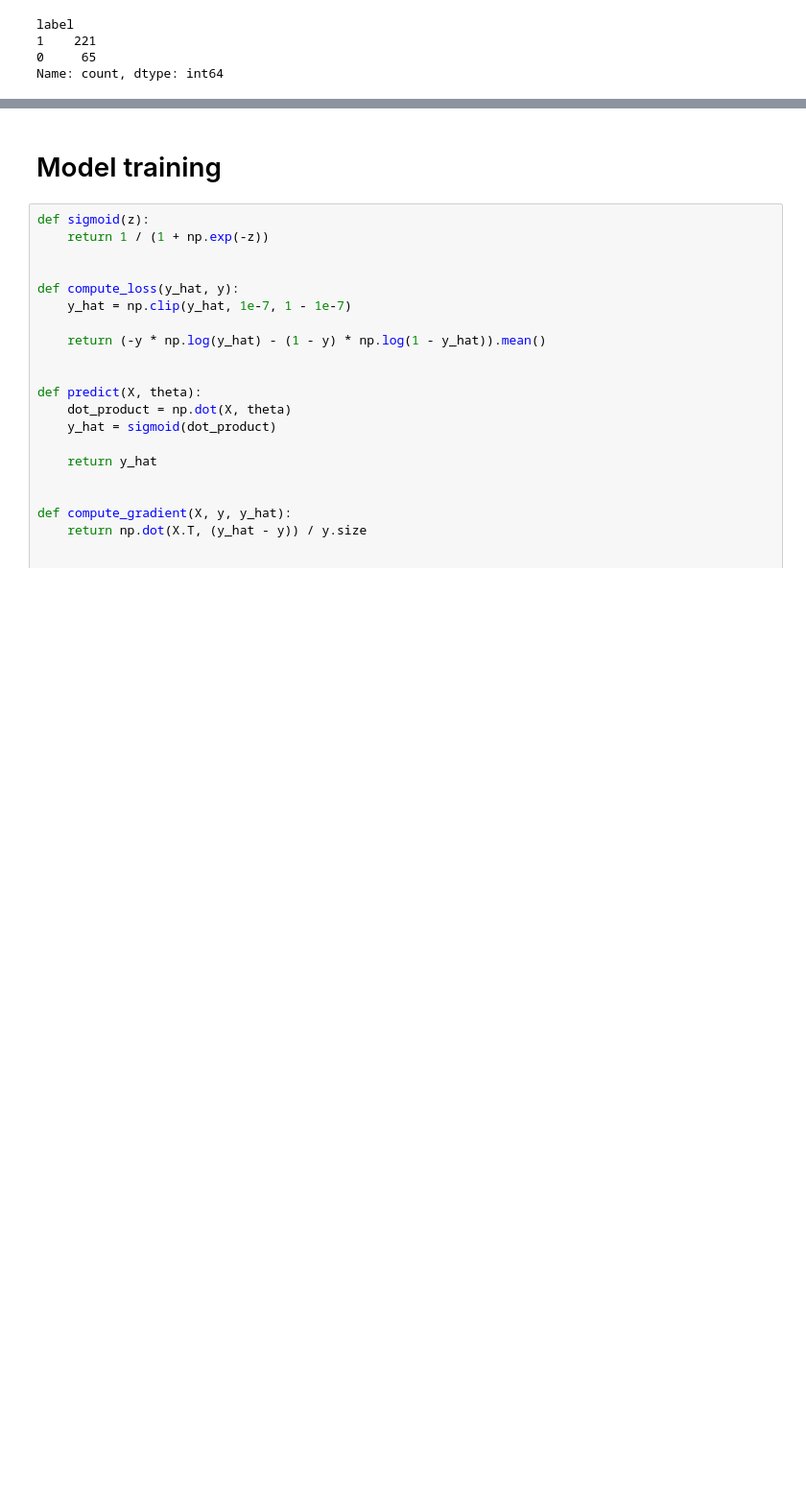
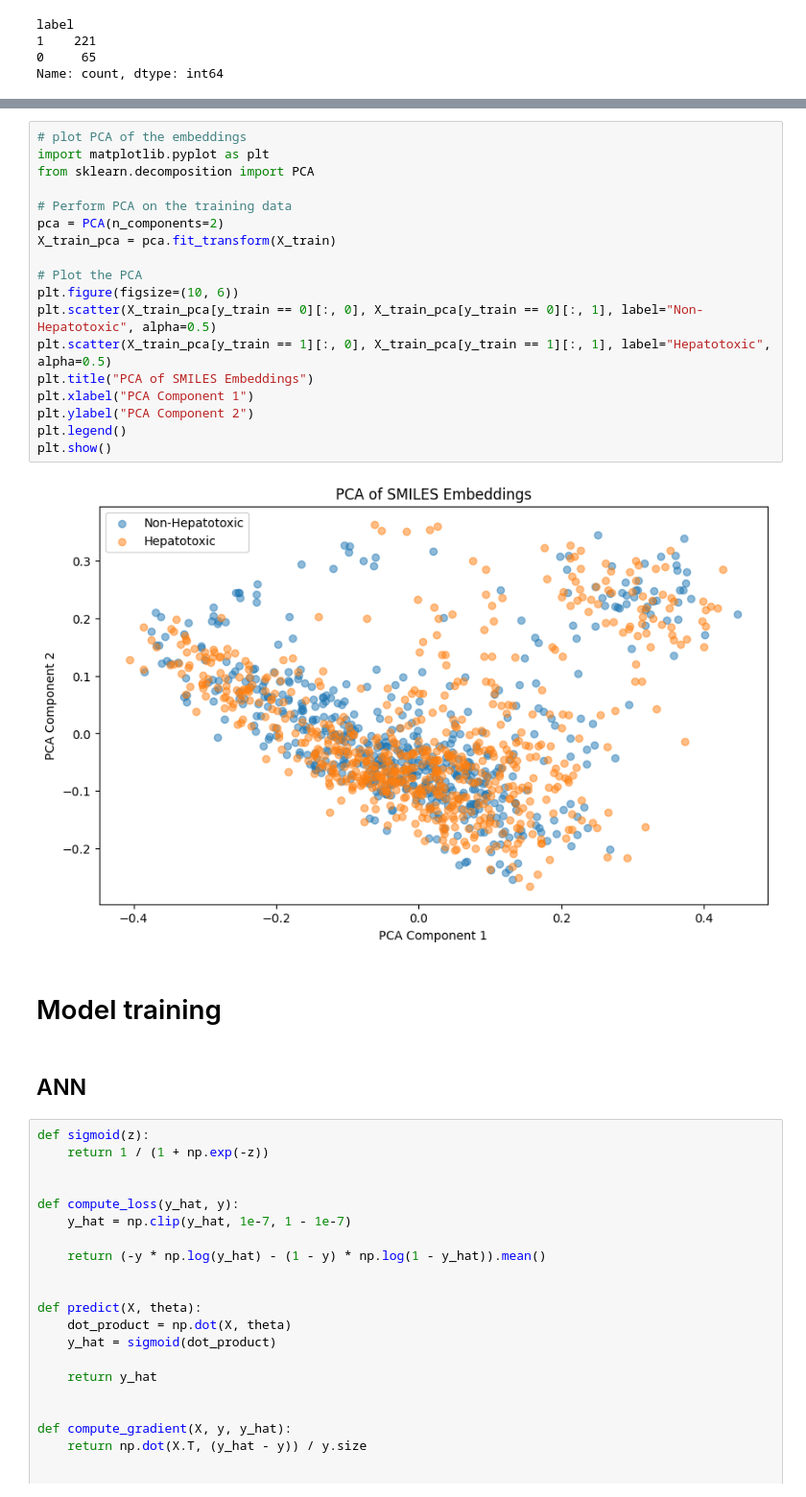
Before and after one commit to ongxuanhong/dili-drug-liver-interaction, a Jupyter notebook: 07.2.nlp_openai.ipynb, the cells around one changed output, grey strips where cells are left out. Shown at 96% size. Cells and saved outputs as stored; diff of their text form; blank space fills up the shorter version.

```diff
--- a/07.2.nlp_openai.ipynb
+++ b/07.2.nlp_openai.ipynb
@@ -101,6 +108,28 @@ X_test Shape: (286, 1536)
 y_test Shape: (286,)
+# %%
+# plot PCA of the embeddings
+import matplotlib.pyplot as plt
+from sklearn.decomposition import PCA
+
+# Perform PCA on the training data
+pca = PCA(n_components=2)
+X_train_pca = pca.fit_transform(X_train)
+
+# Plot the PCA
+plt.figure(figsize=(10, 6))
+plt.scatter(X_train_pca[y_train == 0][:, 0], X_train_pca[y_train == 0][:, 1], label="Non-Hepatotoxic", alpha=0.5)
+plt.scatter(X_train_pca[y_train == 1][:, 0], X_train_pca[y_train == 1][:, 1], label="Hepatotoxic", alpha=0.5)
+plt.title("PCA of SMILES Embeddings")
+plt.xlabel("PCA Component 1")
+plt.ylabel("PCA Component 2")
+plt.legend()
+plt.show()
+# %% [output]
+[figure, added]
 # %% [markdown]
 # Model training
+# %% [markdown]
+## ANN
 # %%
 def sigmoid(z):
     return 1 / (1 + np.exp(-z))
```
Also changed, not shown: parts of 23 cells of this notebook, 3 other files.
